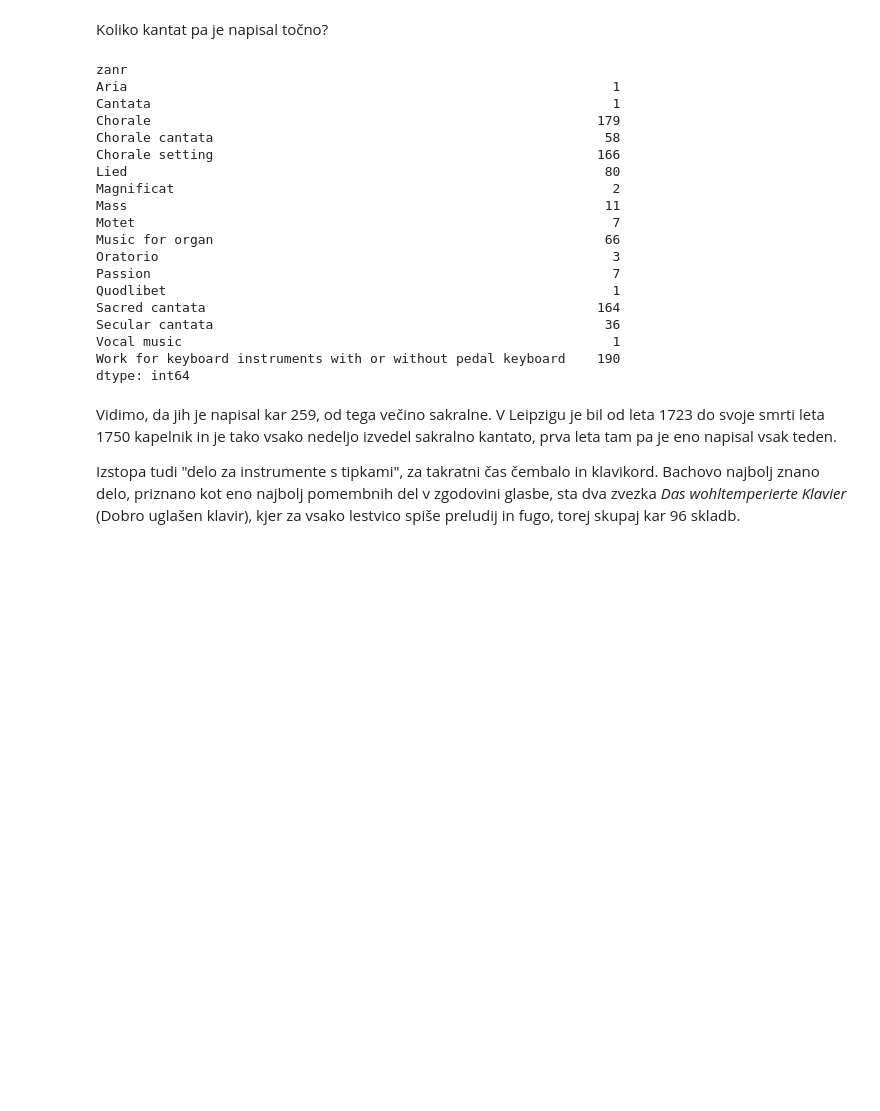
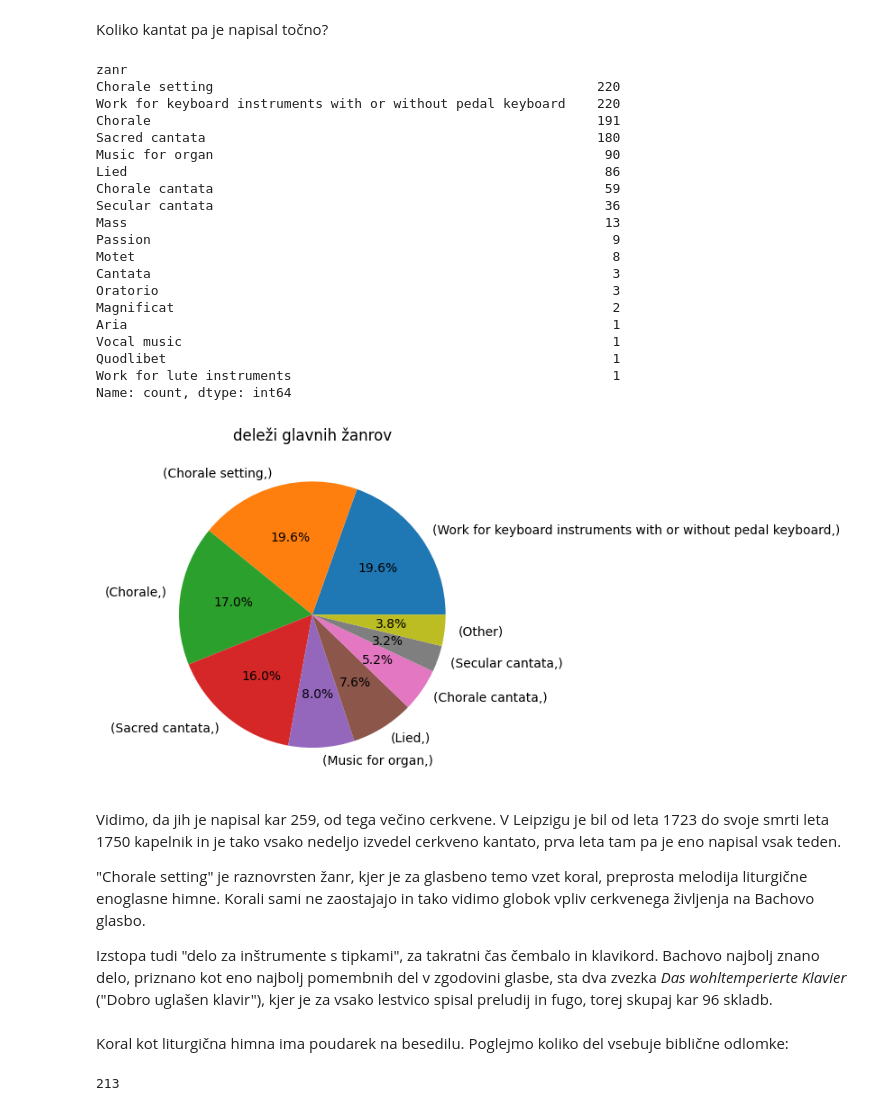
Before and after one commit to MajBijol147/Uvod_v_programiranje, a Jupyter notebook: seminarska_naloga/analiza_podatkov.ipynb, the cells around one changed output. Cells and saved outputs as stored; diff of their text form; code cells hidden in the pictures; blank space fills up the shorter version.

```diff
--- a/seminarska_naloga/analiza_podatkov.ipynb
+++ b/seminarska_naloga/analiza_podatkov.ipynb
@@ -60,28 +60,39 @@ Kot smo že zgoraj videli, imajo posvetne kantate skladbo z največ različic in
 # %% [markdown]
 Koliko kantat pa je napisal točno?
 # %%
+af.delezi_zanrov_plot()
 af.skladbe_po_zanri()
 # %% [output]
 zanr
+Chorale setting                                                 220
+Work for keyboard instruments with or without pedal keyboard    220
+Chorale                                                         191
+Sacred cantata                                                  180
+Music for organ                                                  90
+Lied                                                             86
+Chorale cantata                                                  59
+Secular cantata                                                  36
+Mass                                                             13
+Passion                                                           9
+Motet                                                             8
+Cantata                                                           3
+Oratorio                                                          3
+Magnificat                                                        2
 Aria                                                              1
-Cantata                                                           1
-Chorale                                                         179
-Chorale cantata                                                  58
-Chorale setting                                                 166
-Lied                                                             80
-Magnificat                                                        2
-Mass                                                             11
-Motet                                                             7
-Music for organ                                                  66
-Oratorio                                                          3
-Passion                                                           7
+Vocal music                                                       1
 Quodlibet                                                         1
-Sacred cantata                                                  164
-Secular cantata                                                  36
-Vocal music                                                       1
-Work for keyboard instruments with or without pedal keyboard    190
-dtype: int64
+Work for lute instruments                                         1
+Name: count, dtype: int64
+[figure, added]
 # %% [markdown]
-Vidimo, da jih je napisal kar 259, od tega večino sakralne. V Leipzigu je bil od leta 1723 do svoje smrti leta 1750 kapelnik in je tako vsako nedeljo izvedel sakralno kantato, prva leta tam pa je eno napisal vsak teden.
+Vidimo, da jih je napisal kar 259, od tega večino cerkvene. V Leipzigu je bil od leta 1723 do svoje smrti leta 1750 kapelnik in je tako vsako nedeljo izvedel cerkveno kantato, prva leta tam pa je eno napisal vsak teden.
 
-Izstopa tudi "delo za instrumente s tipkami", za takratni čas čembalo in klavikord. Bachovo najbolj znano delo, priznano kot eno najbolj pomembnih del v zgodovini glasbe, sta dva zvezka *Das wohltemperierte Klavier* (Dobro uglašen klavir), kjer za vsako lestvico spiše preludij in fugo, torej skupaj kar 96 skladb.
+"Chorale setting" je raznovrsten žanr, kjer je za glasbeno temo vzet koral, preprosta melodija liturgične enoglasne himne. Korali sami ne zaostajajo in tako vidimo globok vpliv cerkvenega življenja na Bachovo glasbo.
+
+Izstopa tudi "delo za inštrumente s tipkami", za takratni čas čembalo in klavikord. Bachovo najbolj znano delo, priznano kot eno najbolj pomembnih del v zgodovini glasbe, sta dva zvezka *Das wohltemperierte Klavier* ("Dobro uglašen klavir"), kjer je za vsako lestvico spisal preludij in fugo, torej skupaj kar 96 skladb.
+# %% [markdown]
+Koral kot liturgična himna ima poudarek na besedilu. Poglejmo koliko del vsebuje biblične odlomke:
+# %%
+af.skladbe_z_citati()
+# %% [output]
+213
```
Also changed, not shown: parts of 43 cells of this notebook, 1 other file.
